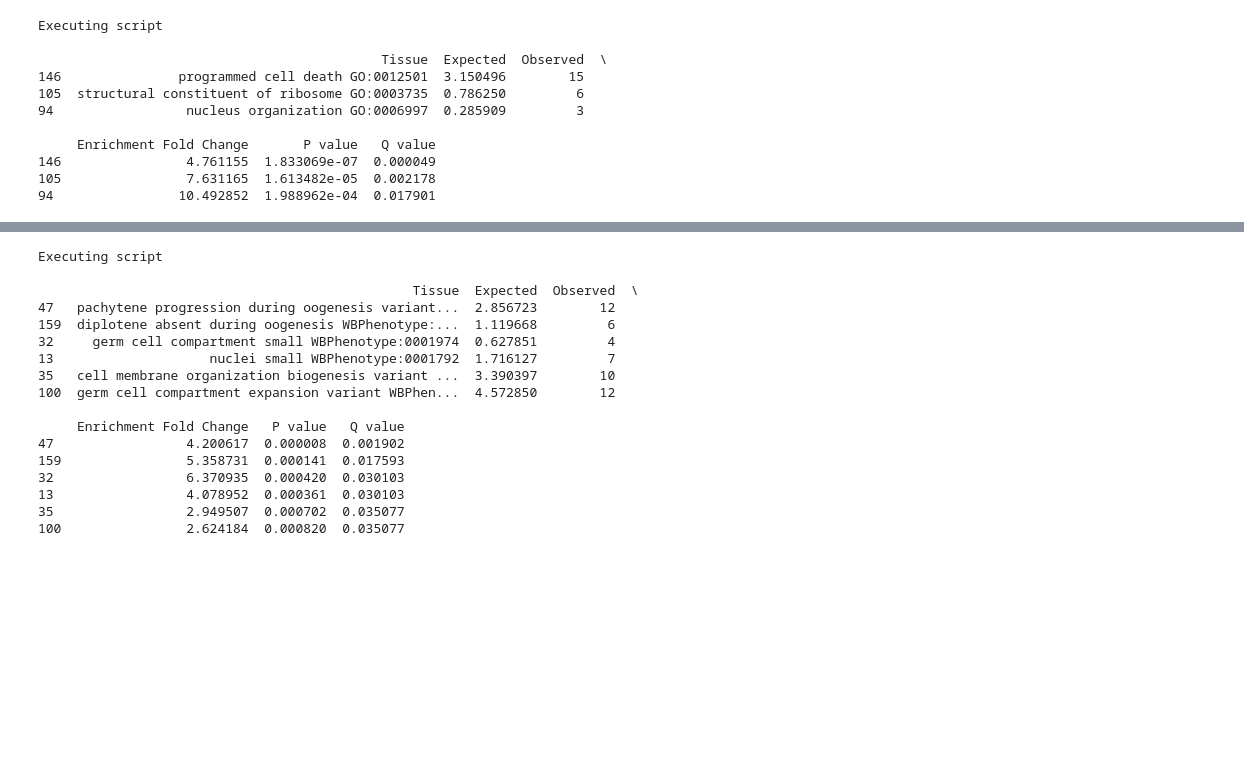
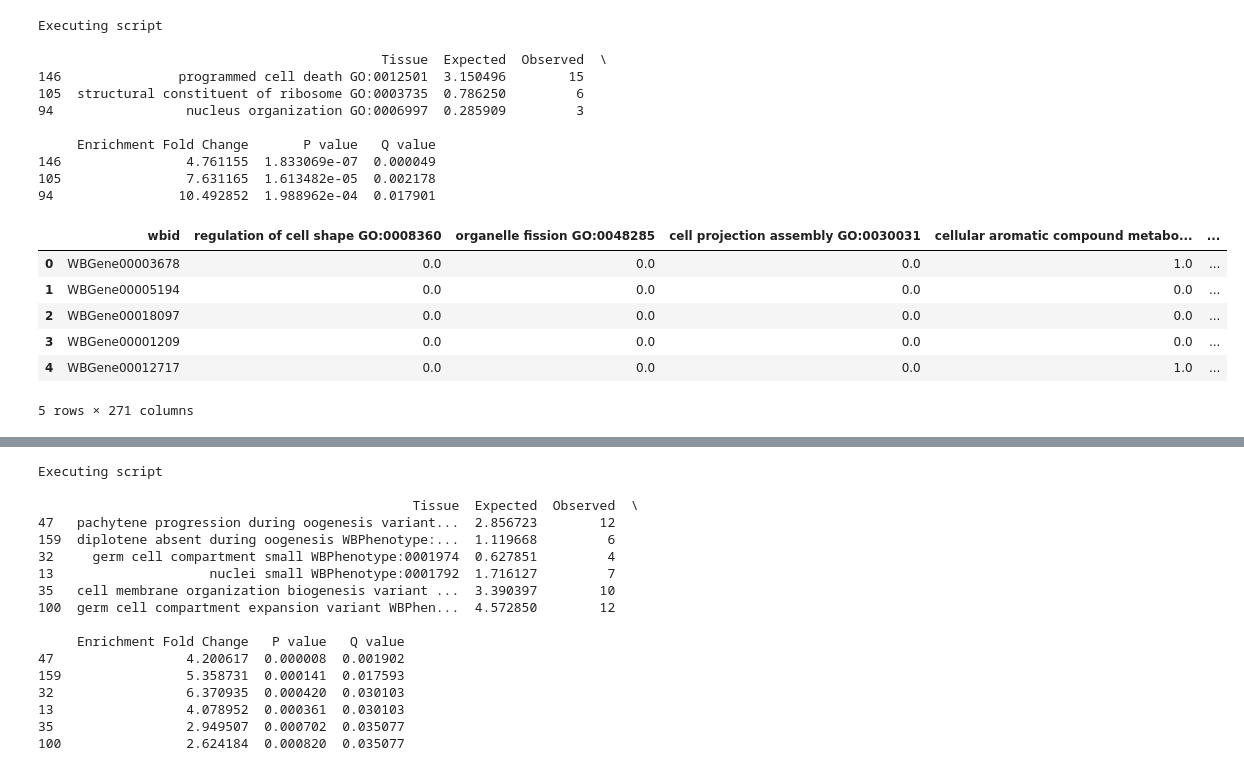
Before and after one commit to WormLabCaltech/mprsq, a Jupyter notebook: src/Understanding the decoupled transcriptomes.ipynb, the cells around one changed output, grey strips where cells are left out. Cells and saved outputs as stored; diff of their text form; code cells hidden in the pictures; blank space fills up the shorter version.

```diff
--- a/src/Understanding the decoupled transcriptomes.ipynb
+++ b/src/Understanding the decoupled transcriptomes.ipynb
@@ -192,3 +192,13 @@ Executing script
 146                4.761155  1.833069e-07  0.000049
 105                7.631165  1.613482e-05  0.002178
 94                10.492852  1.988962e-04  0.017901
+# %%
+go_df.head()
+# %% [output]
+|  | wbid | regulation of cell shape GO:0008360 | organelle fission GO:0048285 | cell projection assembly GO:0030031 | cellular aromatic compound metabo... | ... |
+| 0 | WBGene00003678 | 0.0 | 0.0 | 0.0 | 1.0 | ... |
+| 1 | WBGene00005194 | 0.0 | 0.0 | 0.0 | 0.0 | ... |
+| 2 | WBGene00018097 | 0.0 | 0.0 | 0.0 | 0.0 | ... |
+| 3 | WBGene00001209 | 0.0 | 0.0 | 0.0 | 0.0 | ... |
+| 4 | WBGene00012717 | 0.0 | 0.0 | 0.0 | 1.0 | ... |
+5 rows × 271 columns
```
Also changed, not shown: parts of 2 cells of this notebook, 35 other files.
